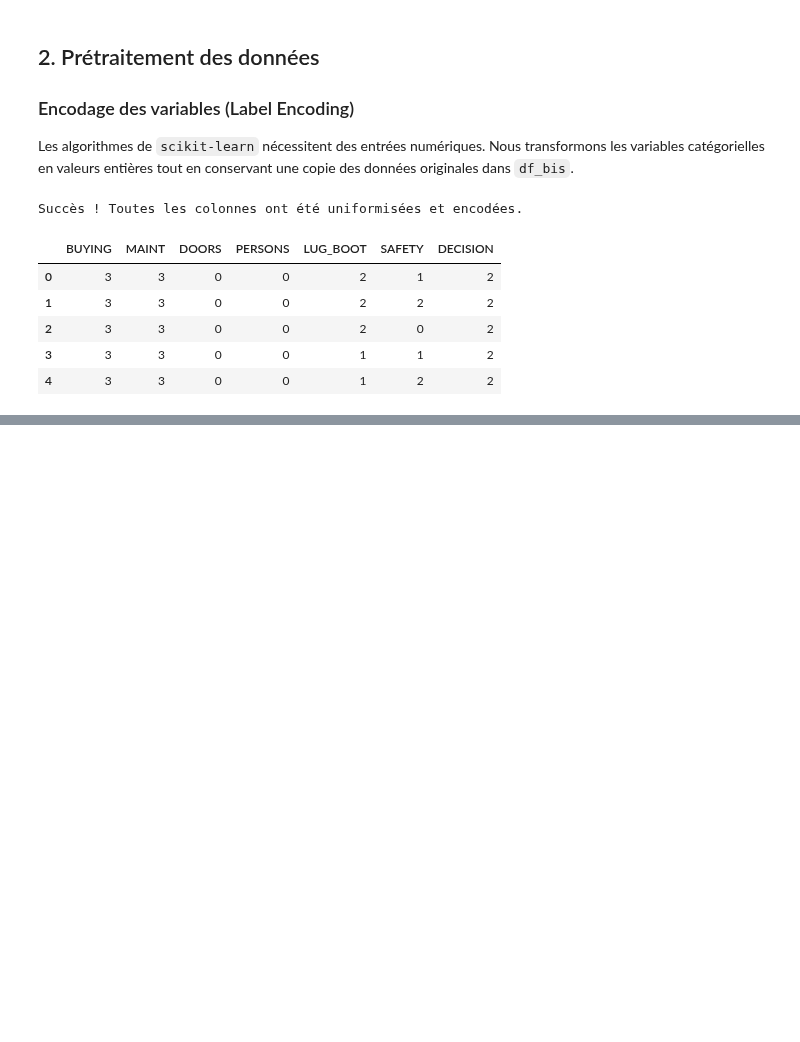
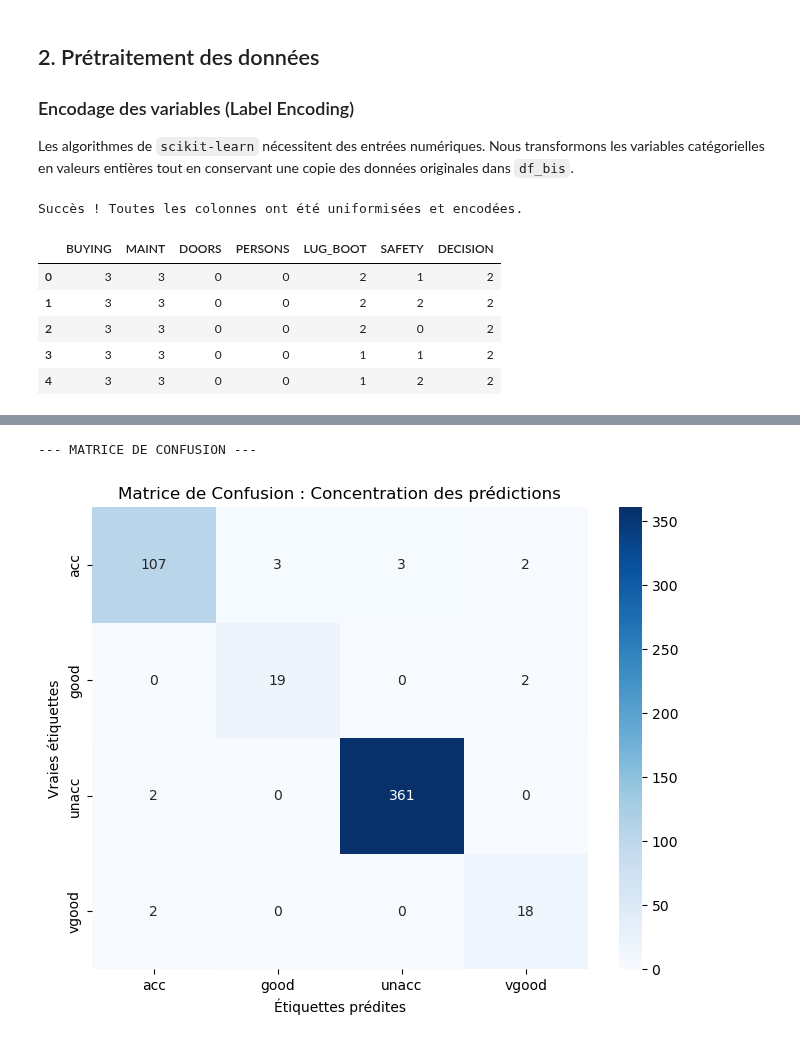
Before and after one commit to oussema-wess/CarModelAcceptance-DecisionTrees-Ensemble, a Jupyter notebook: Car_Evaluation_Classification.ipynb, the cells around one changed output, grey strips where cells are left out. Saved outputs shown, nothing was run; the diff lists cells and outputs as text; code cells hidden in the pictures; blank space fills up the shorter version.

```diff
--- a/Car_Evaluation_Classification.ipynb
+++ b/Car_Evaluation_Classification.ipynb
@@ -70,0 +182,18 @@ Succès ! Toutes les colonnes ont été uniformisées et encodées.
+# %%
+from sklearn.model_selection import train_test_split
+
+# Division des données
+dfTrain, dfTest = train_test_split(df_bis, train_size=0.7, test_size=0.3,
+                                   random_state=1, stratify=df_bis.DECISION)
+
+# Séparation des attributs et de la cible
+X_train = dfTrain.iloc[:, 0:6]
+y_train = dfTrain.iloc[:, 6]
+X_test = dfTest.iloc[:, 0:6]
+y_test = dfTest.iloc[:, 6]
+
+# Création et entraînement de l'arbre sur les données de Train uniquement
+tree_final = DecisionTreeClassifier(min_samples_split=5, criterion="entropy")
+tree_final.fit(X_train, y_train)
+
+print(f"Entraînement terminé sur {len(dfTrain)} échantillons.")
@@ -70,0 +208,26 @@ Succès ! Toutes les colonnes ont été uniformisées et encodées.
+# %%
+from sklearn import metrics
+
+# Prédiction sur les données de test (que l'arbre ne connaît pas)
+y_pred_test = tree_final.predict(X_test)
+
+# Affichage de la matrice de confusion
+print("--- MATRICE DE CONFUSION ---")
+
+
+# 1. Calcul de la matrice
+cm = metrics.confusion_matrix(y_test, y_pred_test)
+
+# 2. Création du graphique
+plt.figure(figsize=(8, 6))
+sns.heatmap(cm, annot=True, fmt='d', cmap='Blues',
+            xticklabels=le.classes_,
+            yticklabels=le.classes_)
+
+plt.title('Matrice de Confusion : Concentration des prédictions')
+plt.ylabel('Vraies étiquettes')
+plt.xlabel('Étiquettes prédites')
+plt.show()
+# %% [output]
+--- MATRICE DE CONFUSION ---
+[figure, added]
```
Also changed, not shown: parts of 38 cells of this notebook, 2 other files.
